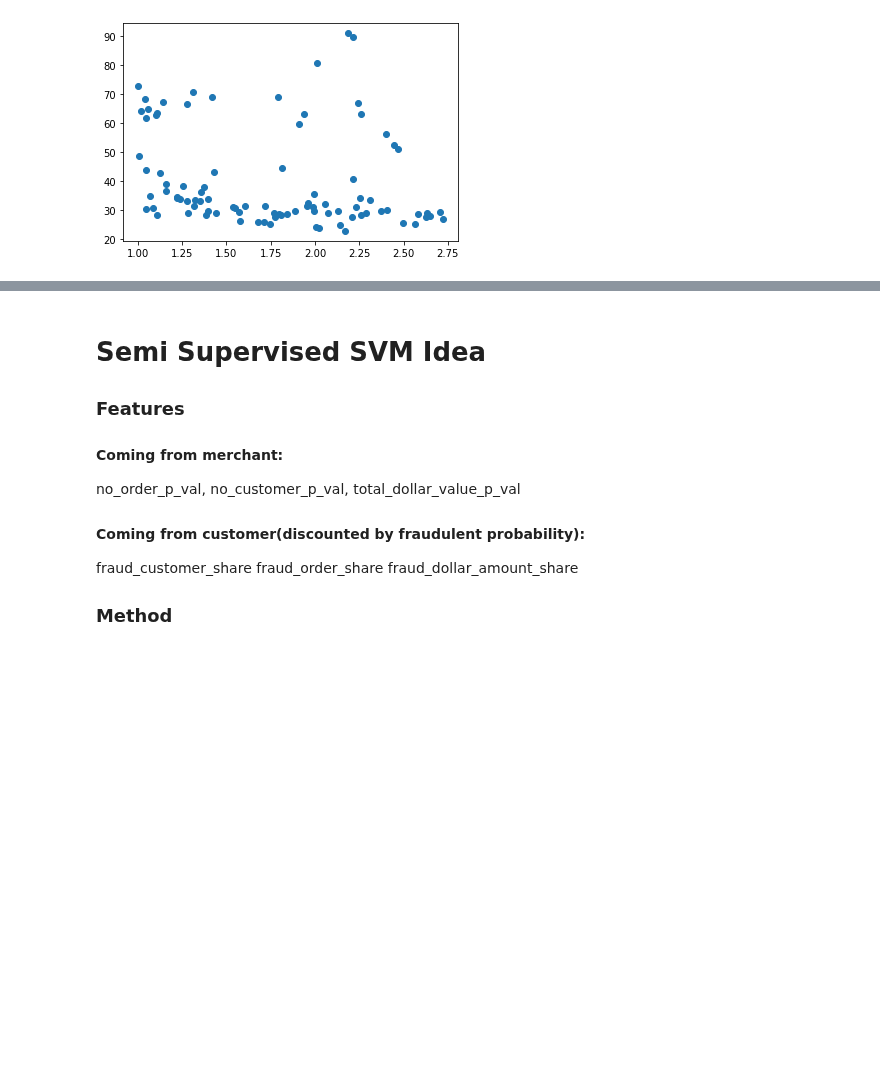
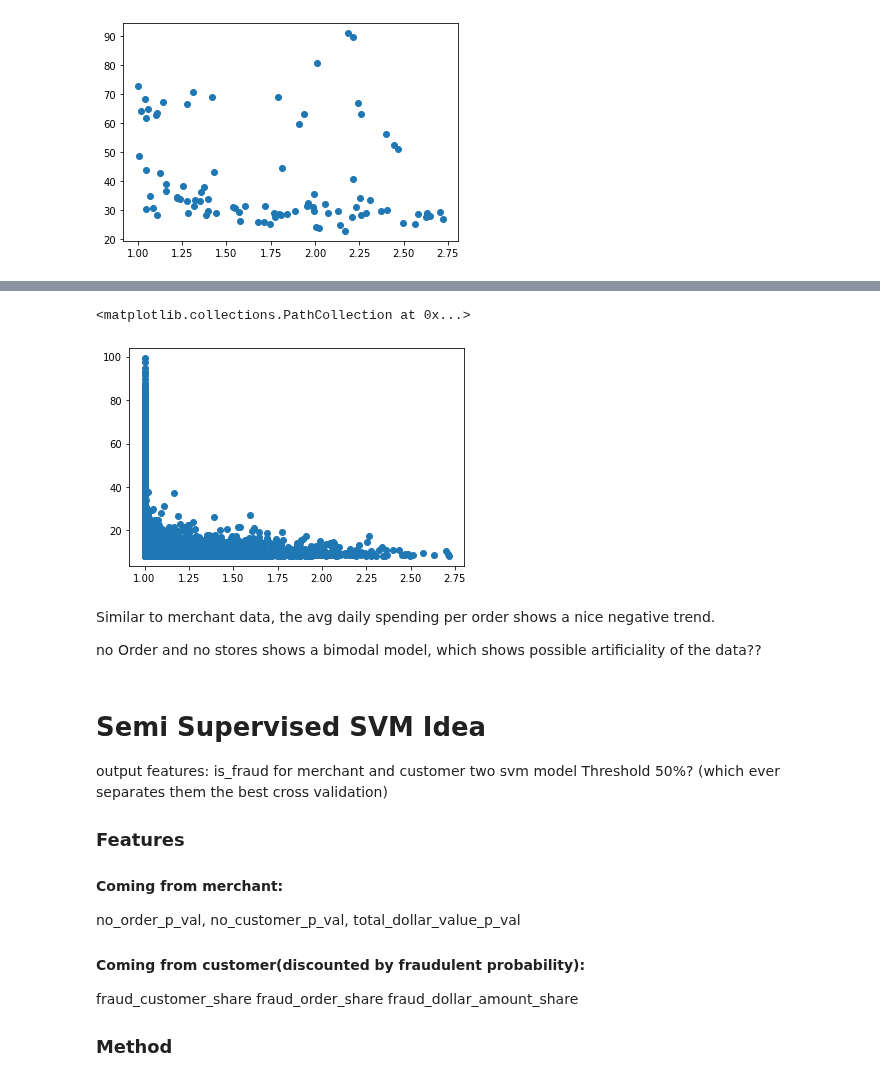
Before and after one commit to MAST30034-Applied-Data-Science/generic-buy-now-pay-later-project-group-19, a Jupyter notebook: notebooks/fraud.ipynb, the cells around one changed output, grey strips where cells are left out. Cells and saved outputs as stored; diff of their text form; code cells hidden in the pictures; blank space fills up the shorter version.

```diff
--- a/notebooks/fraud.ipynb
+++ b/notebooks/fraud.ipynb
@@ -522,0 +650,5 @@ it appears to be the dollar amount is the most significant feature in terms of d
+# %%
+plt.scatter(np.exp(consumer_fraud_join_df["avg_spending_per_order_p_val"]),consumer_fraud_join_df["fraud_prob"])
+# %% [output]
+<matplotlib.collections.PathCollection at 0x...>
+[figure, added]
@@ -523,5 +657,14 @@ it appears to be the dollar amount is the most significant feature in terms of d
+# %% [markdown]
+Similar to merchant data, the avg daily spending per order shows a nice negative trend.
+
+no Order and no stores shows a bimodal model, which shows possible artificiality of the data??
 # %% [markdown]
 # Semi Supervised SVM Idea
+output features: is_fraud for merchant and customer
+two svm model
+Threshold 50%? (which ever separates them the best cross validation)
+
+
 ### Features
 #### Coming from merchant:
 no_order_p_val, no_customer_p_val, total_dollar_value_p_val
```
Also changed, not shown: parts of 29 cells of this notebook.
